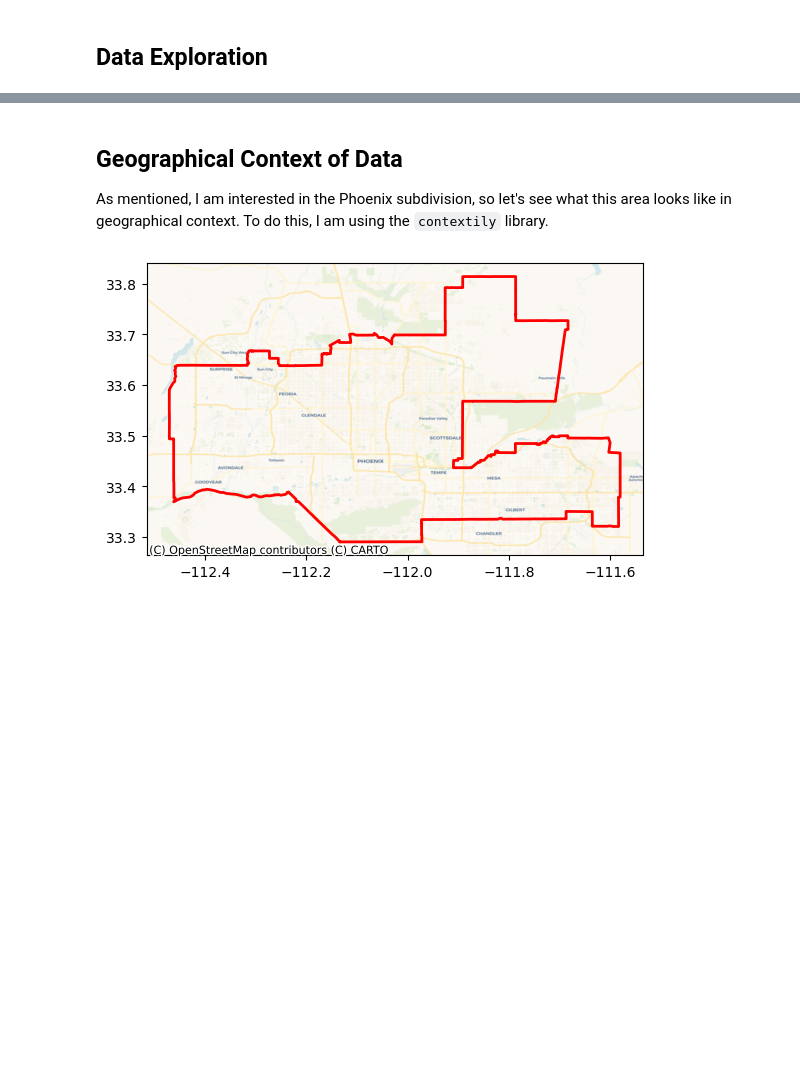
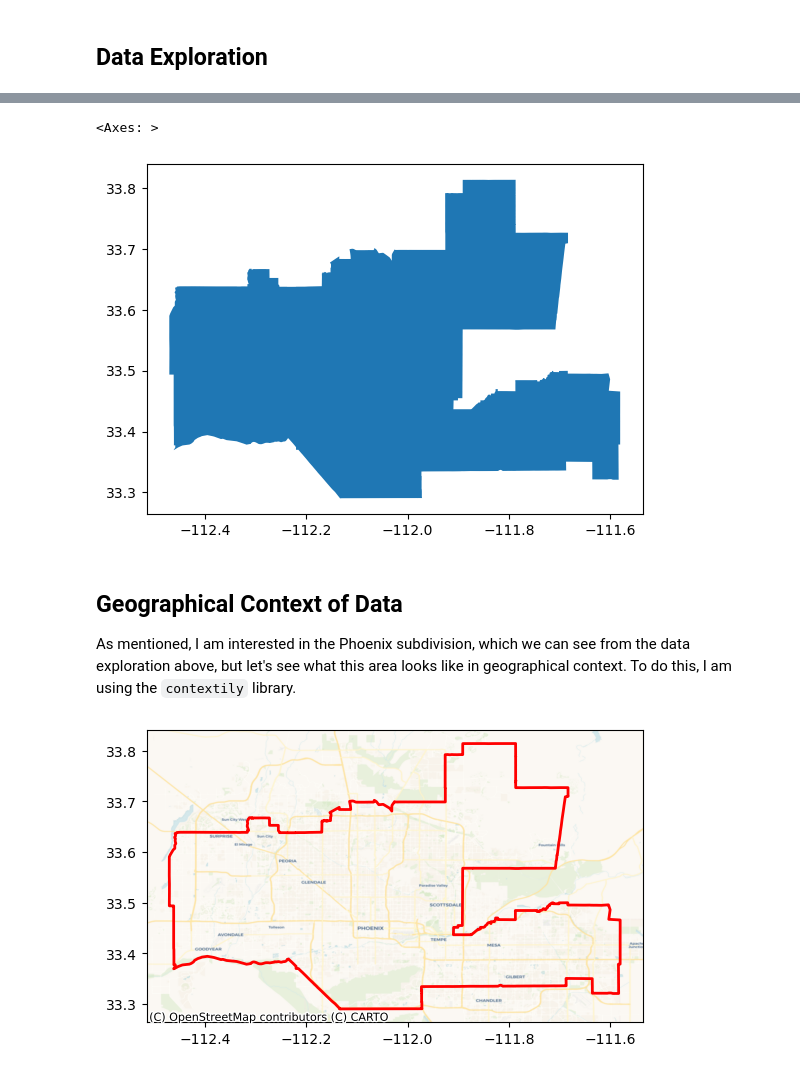
Before and after one commit to shmuir/phoenix-biodiversity-index, a Jupyter notebook: phoenix-biodiversity.ipynb, the cells around one changed output, grey strips where cells are left out. Drawn from its saved outputs; the diff is of its cells as text; code cells hidden in the pictures; blank space fills up the shorter version.

```diff
--- a/phoenix-biodiversity.ipynb
+++ b/phoenix-biodiversity.ipynb
@@ -126,7 +108,12 @@ Attributes:
+# %%
+phoenix_geom.plot()
+# %% [output]
+<Axes: >
+[figure, added]
 # %% [markdown]
 ## Geographical Context of Data
 
-As mentioned, I am interested in the Phoenix subdivision, so let's see what this area looks like in geographical context. To do this, I am using the `contextily` library.
+As mentioned, I am interested in the Phoenix subdivision, which we can see from the data exploration above, but let's see what this area looks like in geographical context. To do this, I am using the `contextily` library.
 # %%
 ax = phoenix_geom.plot(facecolor="none",
                    edgecolor="red",
```
Also changed, not shown: parts of 3 cells of this notebook.
